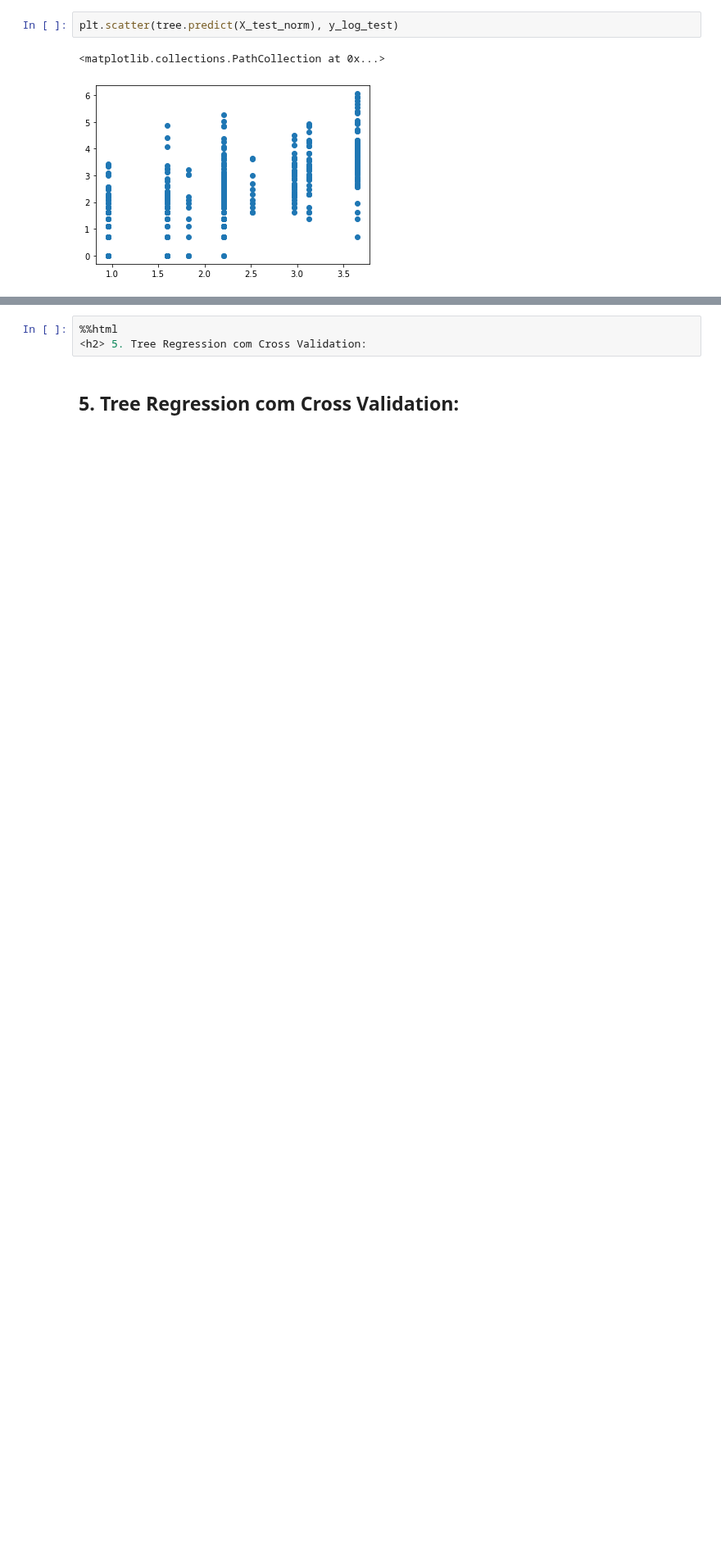
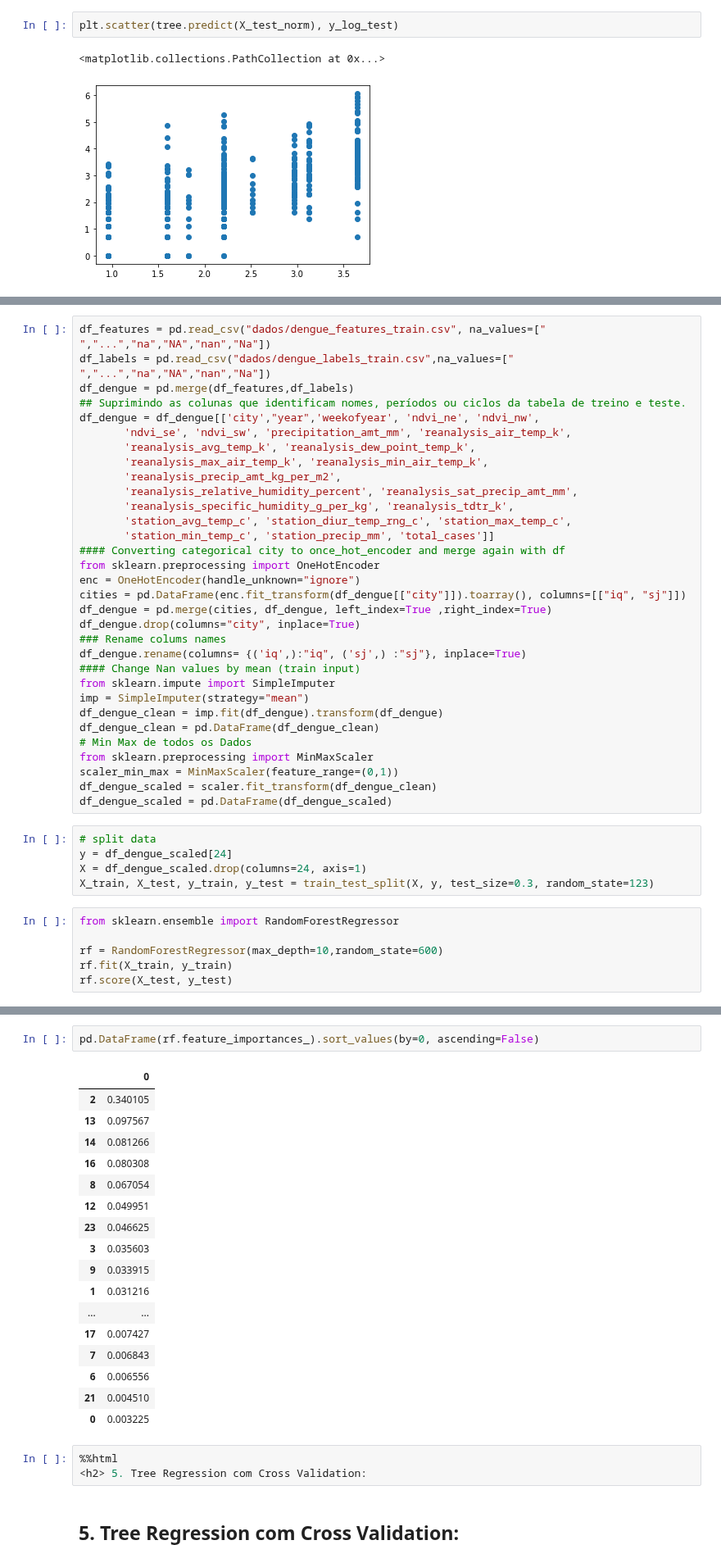
Before and after one commit to mcolazin/data_science_enap, a Jupyter notebook: data_science_enap/projeto_aula1/2-ml_tree_dengue_regression.ipynb, the cells around one changed output, grey strips where cells are left out. Shown at 82% size. Saved outputs shown, nothing was run; the diff lists cells and outputs as text; blank space fills up the shorter version.

```diff
--- a/data_science_enap/projeto_aula1/2-ml_tree_dengue_regression.ipynb
+++ b/data_science_enap/projeto_aula1/2-ml_tree_dengue_regression.ipynb
@@ -136,0 +156,43 @@ plt.scatter(tree.predict(X_test_norm), y_log_test)
+# %%
+df_features = pd.read_csv("dados/dengue_features_train.csv", na_values=[" ","...","na","NA","nan","Na"])
+df_labels = pd.read_csv("dados/dengue_labels_train.csv",na_values=[" ","...","na","NA","nan","Na"])
+df_dengue = pd.merge(df_features,df_labels)
+## Suprimindo as colunas que identificam nomes, períodos ou ciclos da tabela de treino e teste.
+df_dengue = df_dengue[['city',"year",'weekofyear', 'ndvi_ne', 'ndvi_nw',
+       'ndvi_se', 'ndvi_sw', 'precipitation_amt_mm', 'reanalysis_air_temp_k',
+       'reanalysis_avg_temp_k', 'reanalysis_dew_point_temp_k',
+       'reanalysis_max_air_temp_k', 'reanalysis_min_air_temp_k',
+       'reanalysis_precip_amt_kg_per_m2',
+       'reanalysis_relative_humidity_percent', 'reanalysis_sat_precip_amt_mm',
+       'reanalysis_specific_humidity_g_per_kg', 'reanalysis_tdtr_k',
+       'station_avg_temp_c', 'station_diur_temp_rng_c', 'station_max_temp_c',
+       'station_min_temp_c', 'station_precip_mm', 'total_cases']]
+#### Converting categorical city to once_hot_encoder and merge again with df
+from sklearn.preprocessing import OneHotEncoder
+enc = OneHotEncoder(handle_unknown="ignore")
+cities = pd.DataFrame(enc.fit_transform(df_dengue[["city"]]).toarray(), columns=[["iq", "sj"]])
+df_dengue = pd.merge(cities, df_dengue, left_index=True ,right_index=True)
+df_dengue.drop(columns="city", inplace=True)
+### Rename colums names
+df_dengue.rename(columns= {('iq',):"iq", ('sj',) :"sj"}, inplace=True)
+#### Change Nan values by mean (train input)
+from sklearn.impute import SimpleImputer
+imp = SimpleImputer(strategy="mean")
+df_dengue_clean = imp.fit(df_dengue).transform(df_dengue)
+df_dengue_clean = pd.DataFrame(df_dengue_clean)
+# Min Max de todos os Dados
+from sklearn.preprocessing import MinMaxScaler
+scaler_min_max = MinMaxScaler(feature_range=(0,1))
+df_dengue_scaled = scaler.fit_transform(df_dengue_clean)
+df_dengue_scaled = pd.DataFrame(df_dengue_scaled)
+# %%
+# split data
+y = df_dengue_scaled[24]
+X = df_dengue_scaled.drop(columns=24, axis=1)
+X_train, X_test, y_train, y_test = train_test_split(X, y, test_size=0.3, random_state=123)
+# %%
+from sklearn.ensemble import RandomForestRegressor
+
+rf = RandomForestRegressor(max_depth=10,random_state=600)
+rf.fit(X_train, y_train)
+rf.score(X_test, y_test)
@@ -137,3 +201,23 @@ plt.scatter(tree.predict(X_test_norm), y_log_test)
+# %%
+pd.DataFrame(rf.feature_importances_).sort_values(by=0, ascending=False)
+# %% [output]
+|  | 0 |
+| 2 | 0.340105 |
+| 13 | 0.097567 |
+| 14 | 0.081266 |
+| 16 | 0.080308 |
+| 8 | 0.067054 |
+| 12 | 0.049951 |
+| 23 | 0.046625 |
+| 3 | 0.035603 |
+| 9 | 0.033915 |
+| 1 | 0.031216 |
+| ... | ... |
+| 17 | 0.007427 |
+| 7 | 0.006843 |
+| 6 | 0.006556 |
+| 21 | 0.004510 |
+| 0 | 0.003225 |
 # %%
 %%html
 <h2> 5. Tree Regression com Cross Validation:
```
Also changed, not shown: parts of 7 cells of this notebook, 1 other file.
